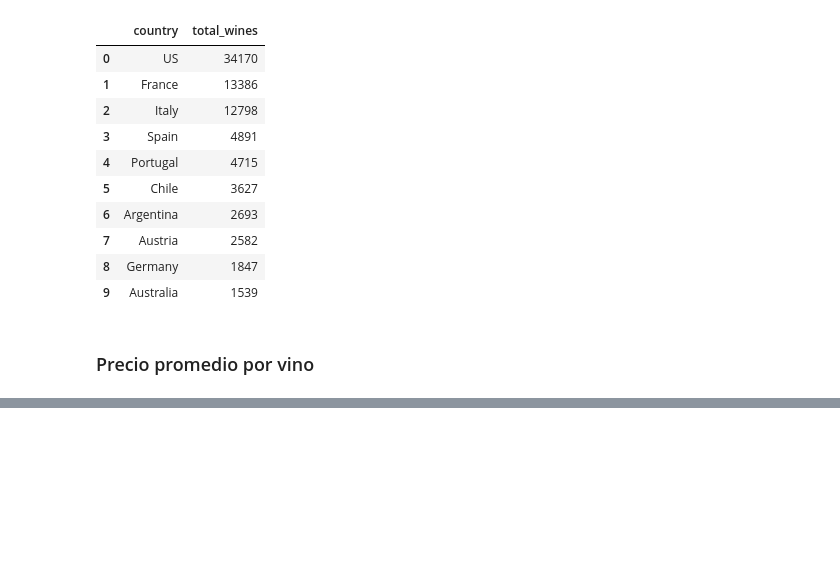
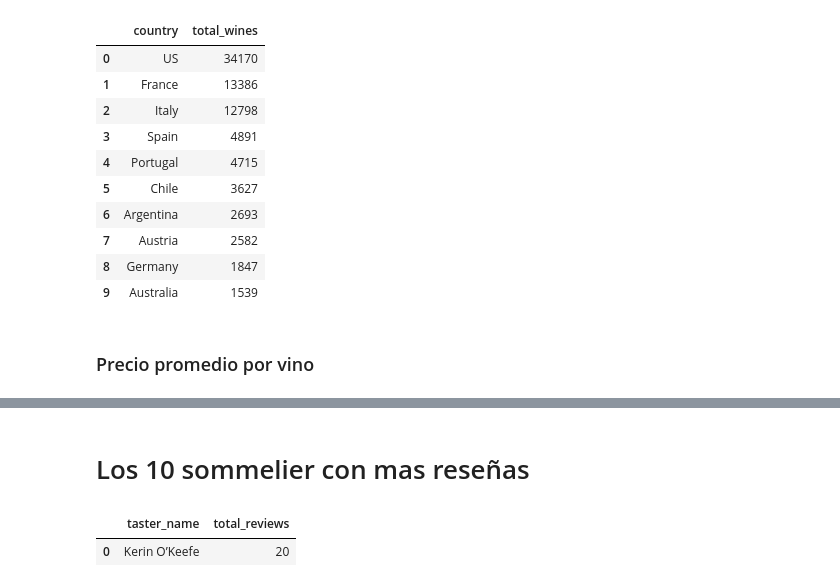
Before and after one commit to fowardelcac/Tp2_sem, a Jupyter notebook: proccess_df_to_ddb.ipynb, the cells around one changed output, grey strips where cells are left out. Cells and saved outputs as stored; diff of their text form; code cells hidden in the pictures; blank space fills up the shorter version.

```diff
--- a/proccess_df_to_ddb.ipynb
+++ b/proccess_df_to_ddb.ipynb
@@ -252,0 +253,12 @@ pd.read_sql(query2, conexion)
+# %% [markdown]
+# Los 10 sommelier con mas reseñas
+# %%
+query = """
+SELECT taster_name, COUNT(*) AS total_reviews
+FROM taster
+ORDER BY total_reviews DESC
+"""
+pd.read_sql(query, conexion)
+# %% [output]
+|  | taster_name | total_reviews |
+| 0 | Kerin O’Keefe | 20 |
```
Also changed, not shown: parts of 8 cells of this notebook.
